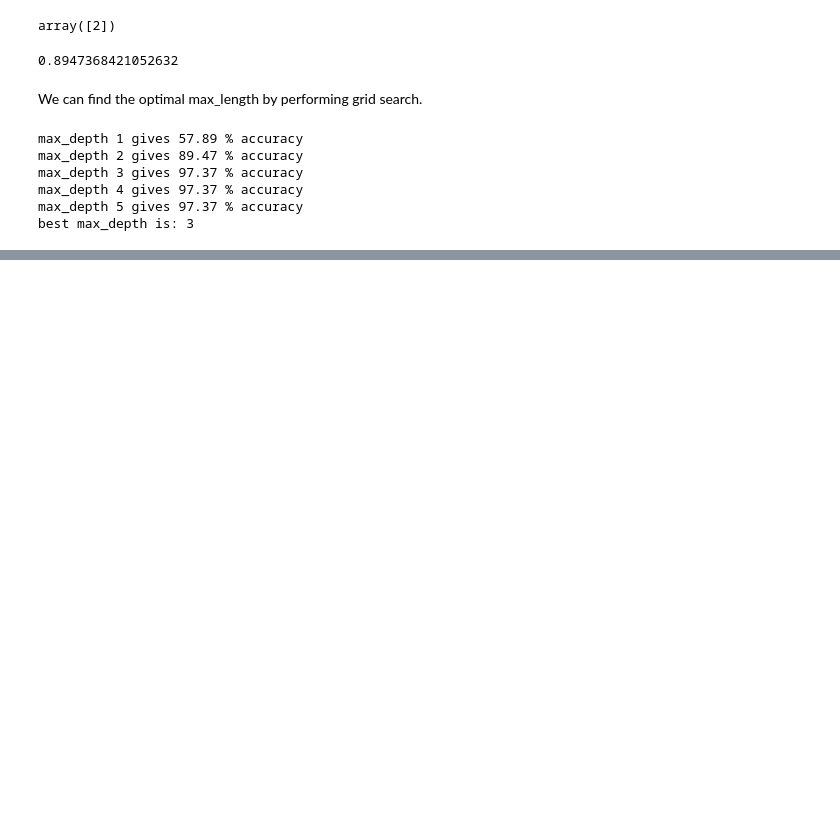
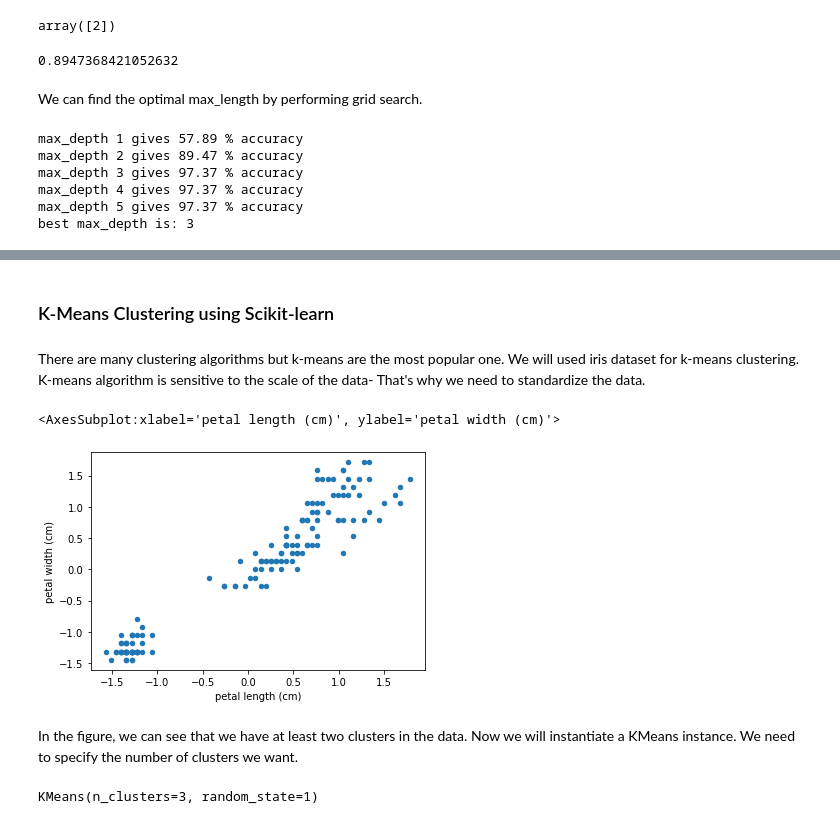
Before and after one commit to koraykoca/Data-Science, a Jupyter notebook: Scikit-Learn.ipynb, the cells around one changed output, grey strips where cells are left out. Drawn from its saved outputs; the diff is of its cells as text; code cells hidden in the pictures; blank space fills up the shorter version.

```diff
--- a/Scikit-Learn.ipynb
+++ b/Scikit-Learn.ipynb
@@ -184,0 +265,4 @@ best max_depth is: 3
+# %% [markdown]
+### K-Means Clustering using Scikit-learn
+# %% [markdown]
+There are many clustering algorithms but k-means are the most popular one. We will used iris dataset for k-means clustering. K-means algorithm is sensitive to the scale of the data- That's why we need to standardize the data.
@@ -184,0 +271,24 @@ best max_depth is: 3
+# %%
+iris_data = load_iris()
+iris_df = pd.DataFrame(iris_data.data, columns=iris_data.feature_names)
+# %%
+features = ['petal length (cm)','petal width (cm)'] # get features
+
+iris_ftr = iris_df.loc[:, features].values   # feature matrix
+
+iris_target = iris_data.target  # we don't need this in unsupervised learning, we will use it just for visualization
+
+iris_ftr_std = StandardScaler().fit_transform(iris_ftr)  # normalize features matrix
+
+pd.DataFrame(iris_ftr_std, columns=features).plot.scatter('petal length (cm)','petal width (cm)')
+# %% [output]
+<AxesSubplot:xlabel='petal length (cm)', ylabel='petal width (cm)'>
+[figure, added]
+# %% [markdown]
+In the figure, we can see that we have at least two clusters in the data. Now we will instantiate a KMeans instance. We need to specify the number of clusters we want.
+# %%
+kmeans = KMeans(n_clusters = 3, random_state=1) # we select n_clusters = 3 because we know we have 3 classes in this dataset
+
+kmeans.fit(iris_ftr_std)  # fit only on the feature matrix
+# %% [output]
+KMeans(n_clusters=3, random_state=1)
```
Also changed, not shown: parts of 46 cells of this notebook.
